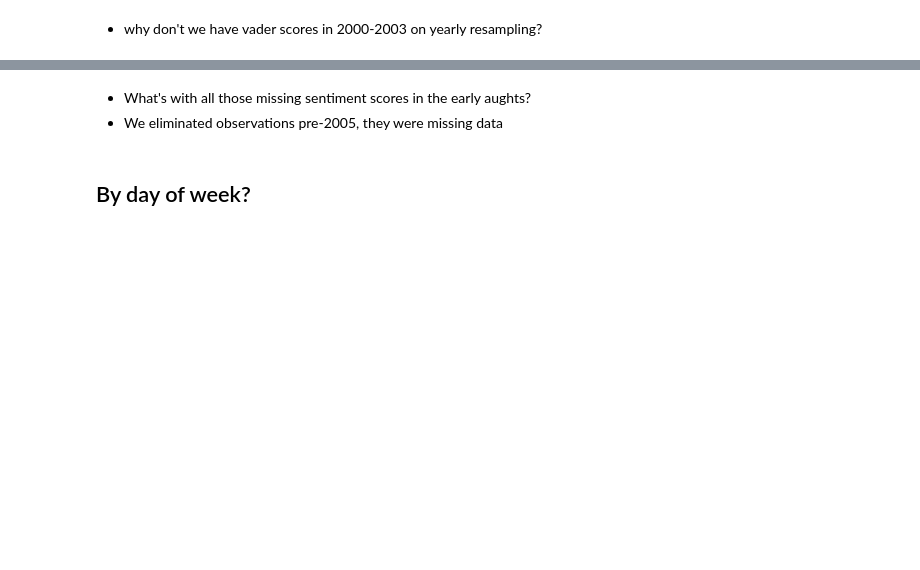
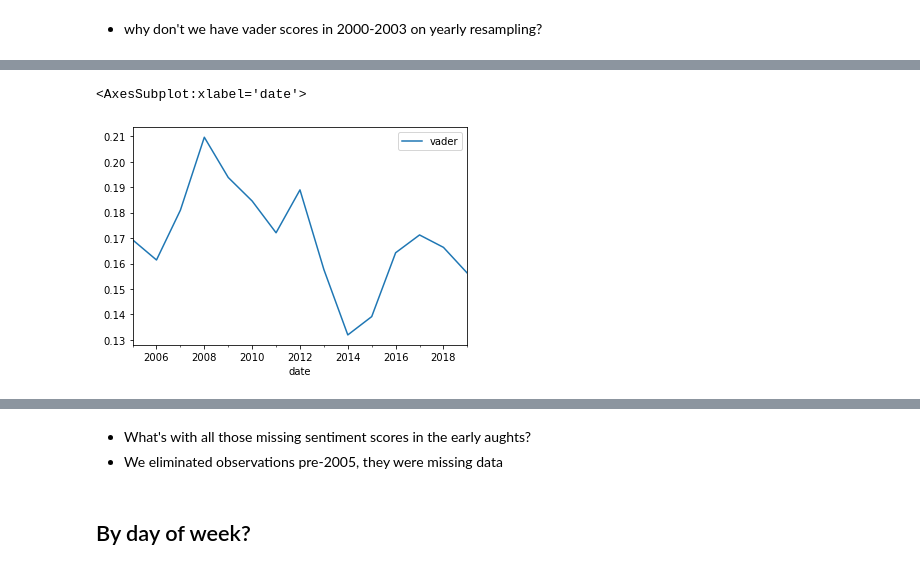
Before and after one commit to npr-nlp/npr-nlp-project, a Jupyter notebook: brian_explore_notebook.ipynb, the cells around one changed output, grey strips where cells are left out. Cells and saved outputs as stored; diff of their text form; code cells hidden in the pictures; blank space fills up the shorter version.

```diff
--- a/brian_explore_notebook.ipynb
+++ b/brian_explore_notebook.ipynb
@@ -110,10 +241,10 @@ df.dtypes
 
 # df['episode_date'].dt.strftime('%b')
 # %%
-df['month']=df['date'].dt.strftime('%b')
-df['year']=pd.DatetimeIndex(df['date']).year
-df=df.reset_index()
-df.head()
+# df['month']=df['date'].dt.strftime('%b')
+# df['year']=pd.DatetimeIndex(df['date']).year
+# df=df.reset_index()
+# df.head()
 # %%
 import matplotlib.pyplot as plt
 import seaborn as sns
@@ -271,3 +506,10 @@ vader_yearly.plot()
+# %%
+whole_df_yearly = pd.DataFrame(df.resample('Y').vader.mean())
+# %%
+whole_df_yearly.plot()
+# %% [output]
+<AxesSubplot:xlabel='date'>
+[figure, added]
 # %%
 vader_monthly = pd.DataFrame(train.resample('M').vader.mean())
 # %%
```
Also changed, not shown: parts of 107 cells of this notebook.
